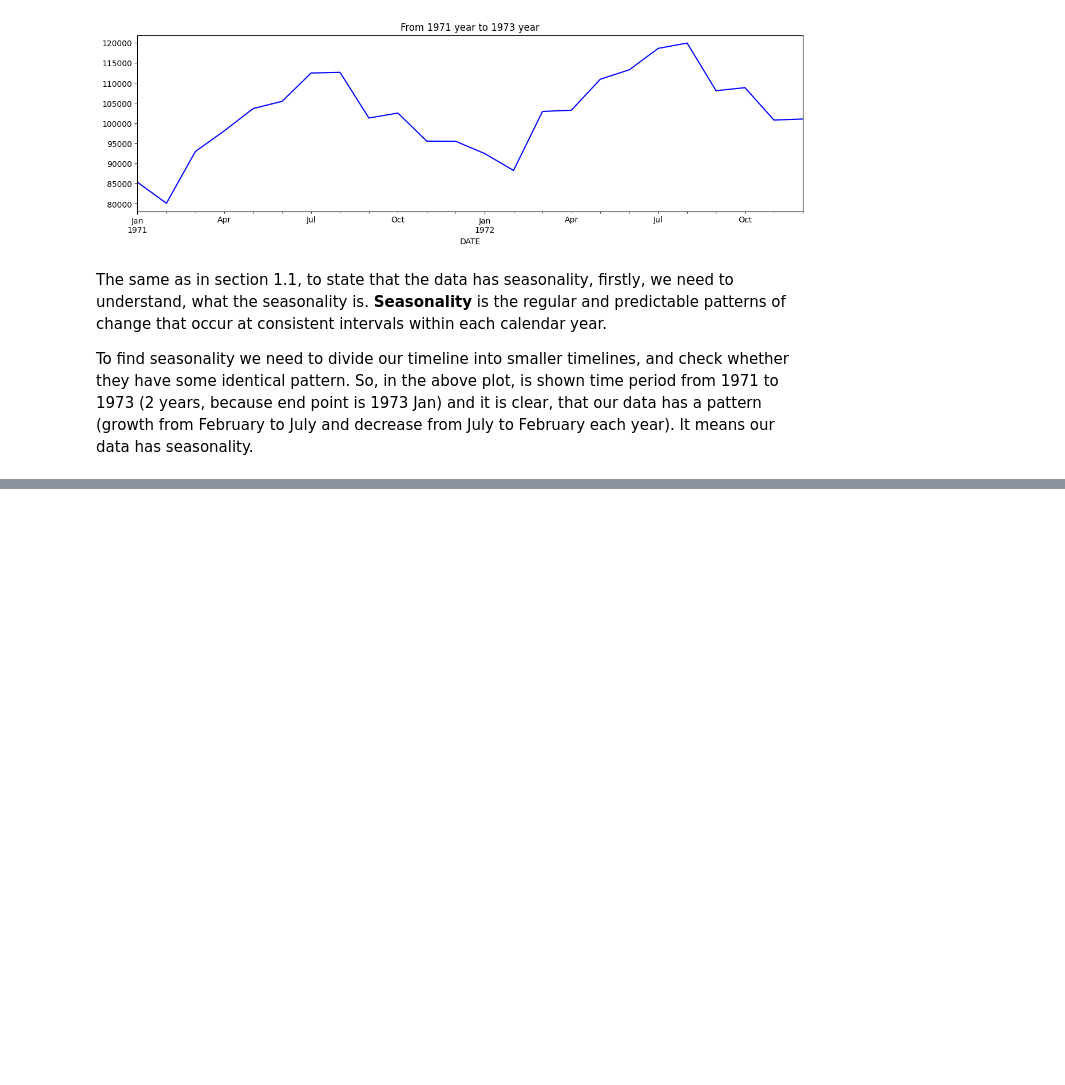
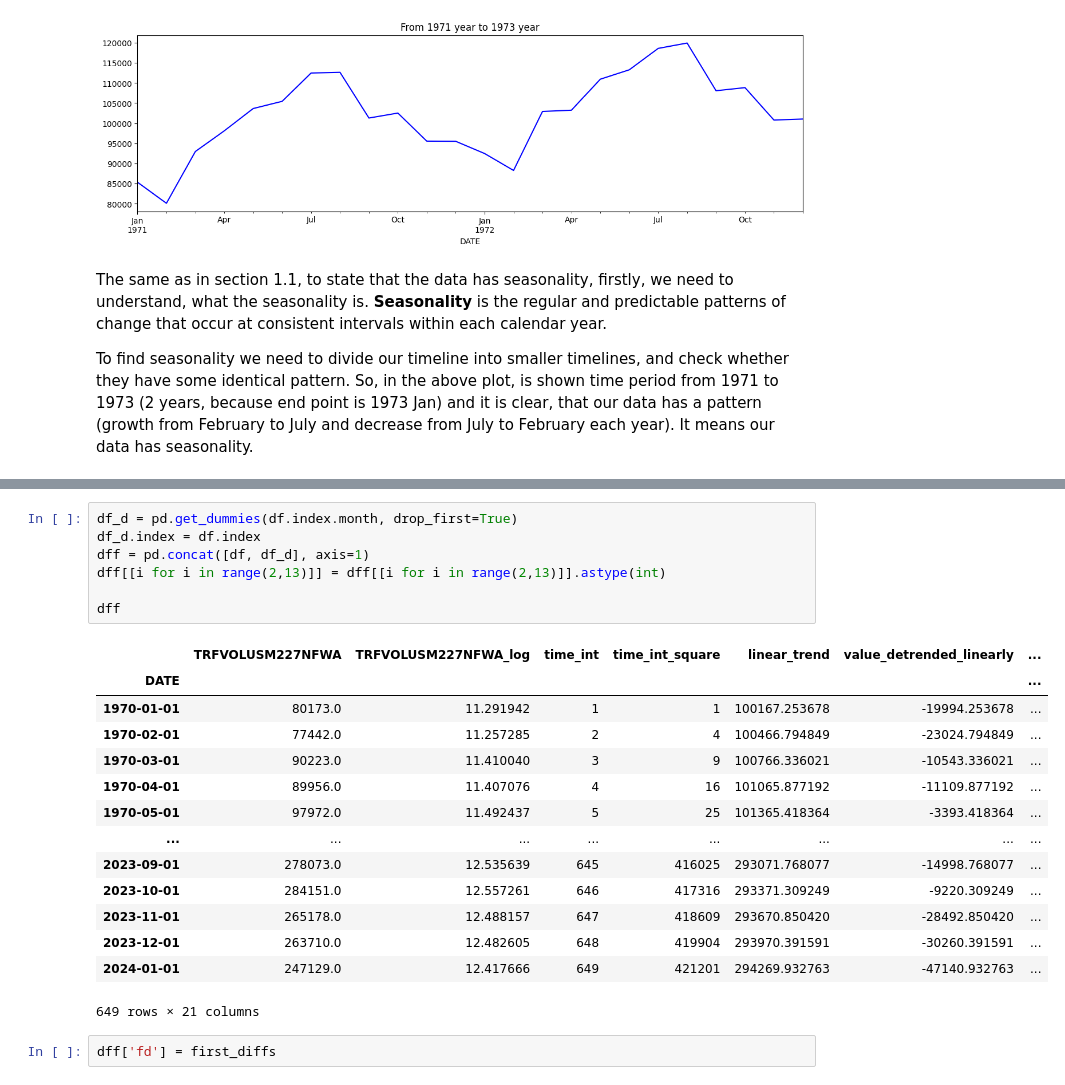
Before and after one commit to H1mansh0/time_series, a Jupyter notebook: time_series.ipynb, the cells around one changed output, grey strips where cells are left out. Cells and saved outputs as stored; diff of their text form; blank space fills up the shorter version.

```diff
--- a/time_series.ipynb
+++ b/time_series.ipynb
@@ -337,0 +373,24 @@ To find seasonality we need to divide our timeline into smaller timelines, and c
+# %%
+df_d = pd.get_dummies(df.index.month, drop_first=True)
+df_d.index = df.index
+dff = pd.concat([df, df_d], axis=1)
+dff[[i for i in range(2,13)]] = dff[[i for i in range(2,13)]].astype(int)
+
+dff
+# %% [output]
+|  | TRFVOLUSM227NFWA | TRFVOLUSM227NFWA_log | time_int | time_int_square | linear_trend | value_detrended_linearly | ... |
+| DATE |  |  |  |  |  |  | ... |
+| 1970-01-01 | 80173.0 | 11.291942 | 1 | 1 | 100167.253678 | -19994.253678 | ... |
+| 1970-02-01 | 77442.0 | 11.257285 | 2 | 4 | 100466.794849 | -23024.794849 | ... |
+| 1970-03-01 | 90223.0 | 11.410040 | 3 | 9 | 100766.336021 | -10543.336021 | ... |
+| 1970-04-01 | 89956.0 | 11.407076 | 4 | 16 | 101065.877192 | -11109.877192 | ... |
+| 1970-05-01 | 97972.0 | 11.492437 | 5 | 25 | 101365.418364 | -3393.418364 | ... |
+| ... | ... | ... | ... | ... | ... | ... | ... |
+| 2023-09-01 | 278073.0 | 12.535639 | 645 | 416025 | 293071.768077 | -14998.768077 | ... |
+| 2023-10-01 | 284151.0 | 12.557261 | 646 | 417316 | 293371.309249 | -9220.309249 | ... |
+| 2023-11-01 | 265178.0 | 12.488157 | 647 | 418609 | 293670.850420 | -28492.850420 | ... |
+| 2023-12-01 | 263710.0 | 12.482605 | 648 | 419904 | 293970.391591 | -30260.391591 | ... |
+| 2024-01-01 | 247129.0 | 12.417666 | 649 | 421201 | 294269.932763 | -47140.932763 | ... |
+649 rows × 21 columns
+# %%
+dff['fd'] = first_diffs
```
Also changed, not shown: parts of 7 cells of this notebook.
